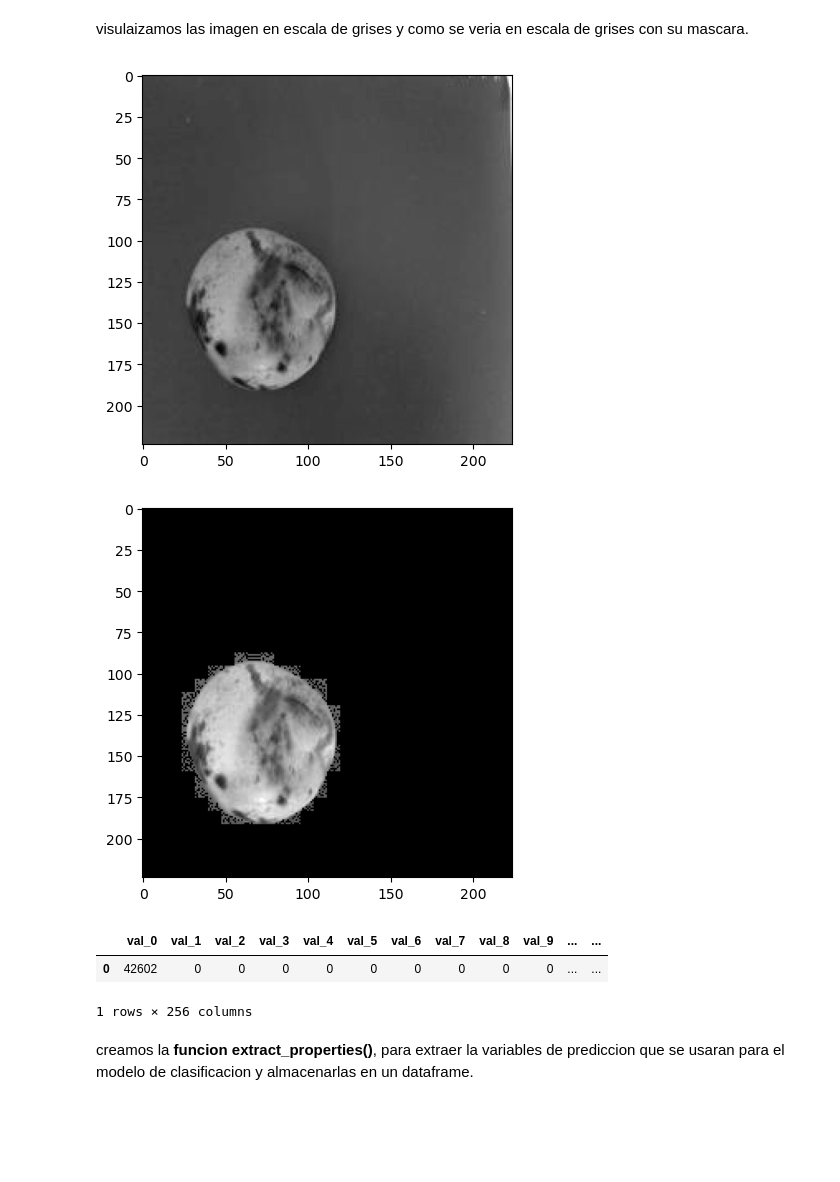
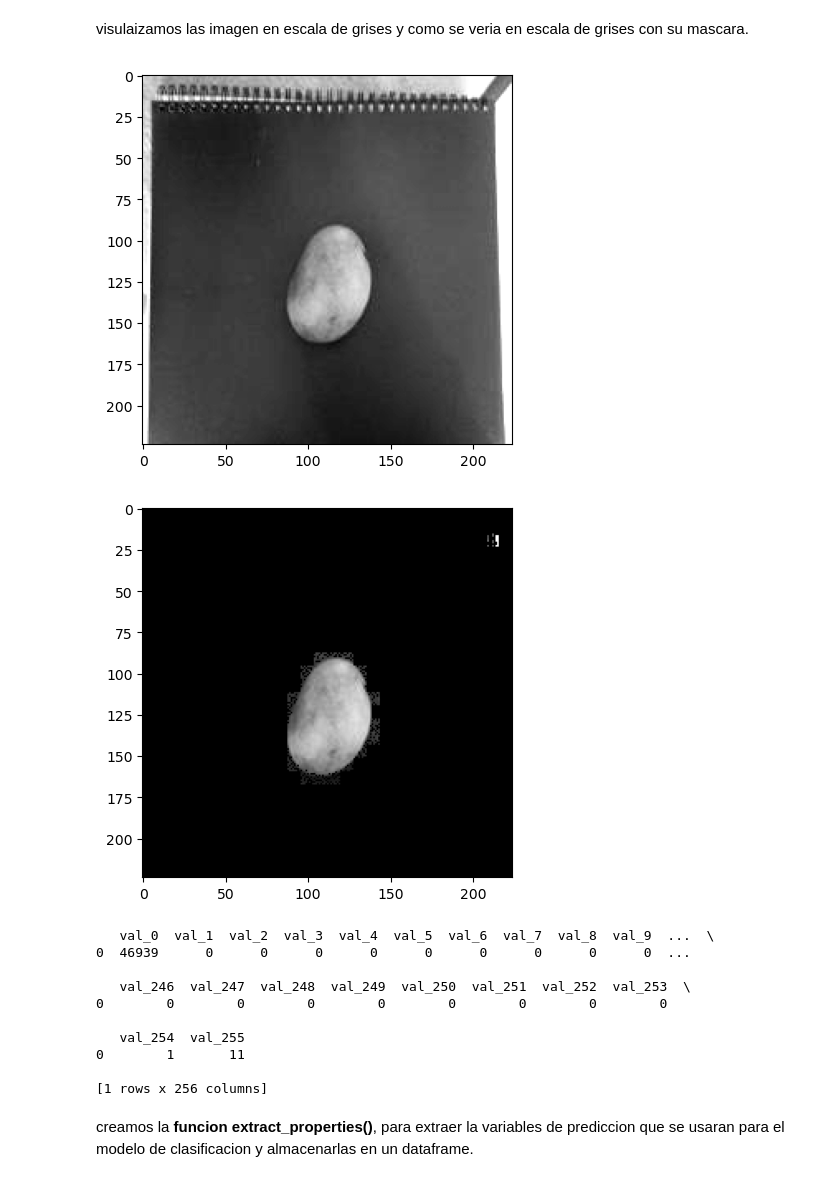
Before and after one commit to bragon23/proyecto_clasificador_mangos, a Jupyter notebook: proyecto_final2.ipynb, the cells around one changed output. Saved outputs shown, nothing was run; the diff lists cells and outputs as text; code cells hidden in the pictures; blank space fills up the shorter version.

```diff
--- a/proyecto_final2.ipynb
+++ b/proyecto_final2.ipynb
@@ -33,7 +41,6 @@ from skimage.morphology import remove_small_objects
 Se creara la función **obtener_imagenes()**, la cual retornara una lista donde cada elemento de la lista contendra un vector de cuatro posiciones con el nombre de la imagen, la imagen a color, la imagen en escala de grises y dejara una posicion disponible para la mascara de cada imagen, dichas mascaras estan en otra carpeta y se agregaran por medio de otra funcion.
 # %%
 def obtener_imagenes(ruta_carpeta):
-    """Devuelve una lista de imágenes normales y en escala de grises de la carpeta especificada con el respectivo nombre de la imgen."""
     imagenes = []
     cont = 0
     for archivo in os.listdir(ruta_carpeta):
@@ -41,6 +48,7 @@ def obtener_imagenes(ruta_carpeta):
             img = ski.io.imread(ruta_carpeta+"/"+archivo)
             img = ski.util.img_as_ubyte(img)
             gray_image = rgb2gray(img)
+
             imagenes.append([archivo,img,gray_image, ""])
         except Exception as e:
             cont = cont + 1
@@ -51,26 +59,24 @@ La funcion **obtener_mask()**, recibe como parametro la ruta en la que se encuen
 # %%
 def obtener_mask(ruta_carpeta, coleccion):
     imagenes = []
-    cont = 0
     carpeta = os.listdir(ruta_carpeta)
     for i in coleccion:
         nombre_img = obtener_primera_palabra(i[0],".")
 
         for archivo in carpeta:
-
             nombre_mask = obtener_primera_palabra(archivo,"_")
-            #print(nombre_mask, "y",nombre_img)
-
             if nombre_img == nombre_mask:
                 mask = np.load(ruta_carpeta+"/"+archivo)
                 if len(mask.shape) == 3:
                     mask=mask[:,:,1]
                 if mask.shape == i[2].shape:
+                    if mask.shape != (224, 224):
+                        i[2] = resize(i[2], (224, 224))
+                        mask = resize(mask, (224, 224), preserve_range=True)
                     i[3] = mask
                     imagenes.append(i)
                 break
 
-
     return imagenes
 # %% [markdown]
 La funcion **obtener_primera_palabra()**,  permite obtener la palabra de una cadena que aparece antes del caracter que recibe por parametro.
@@ -101,8 +109,8 @@ def hist2features(grayImg, mangoMask):
     plt.imshow(masked_gray, cmap = 'gray')
     plt.show()
     df_intensities = intensity_table(masked_gray)
-    #print(df_intensities)
-    return df_intensities
+    print(df_intensities)
+    #return df_intensities
 # %% [markdown]
 obtenemos las imagenes para los mango ripe y para los mangos rotten.
 # %%
@@ -116,15 +129,22 @@ rotten = obtener_mask("./rotten_masks",rotten)
 # %% [markdown]
 visulaizamos las imagen en escala de grises y como se veria en escala de grises con su mascara.
 # %%
-i =100
-imagen_prueba = rotten[i]
-hist2features(imagen_prueba[2],imagen_prueba[3])
+i =18
+imagen_prueba = ripe[i]
+hist2features(imagen_prueba[2] ,imagen_prueba[3])
 # %% [output]
-[figure, old version]
+[figure, new version]
-[figure, old version]
+[figure, new version]
-|  | val_0 | val_1 | val_2 | val_3 | val_4 | val_5 | val_6 | val_7 | val_8 | val_9 | ... | ... |
-| 0 | 42602 | 0 | 0 | 0 | 0 | 0 | 0 | 0 | 0 | 0 | ... | ... |
-1 rows × 256 columns
+   val_0  val_1  val_2  val_3  val_4  val_5  val_6  val_7  val_8  val_9  ...  \
+0  46939      0      0      0      0      0      0      0      0      0  ...
+
+   val_246  val_247  val_248  val_249  val_250  val_251  val_252  val_253  \
+0        0        0        0        0        0        0        0        0
+
+   val_254  val_255
+0        1       11
+
+[1 rows x 256 columns]
 # %% [markdown]
 creamos la **funcion extract_properties()**, para extraer la variables de prediccion que se usaran para el modelo de clasificacion y almacenarlas en un dataframe.
 # %%
```
Also changed, not shown: parts of 22 cells of this notebook.
